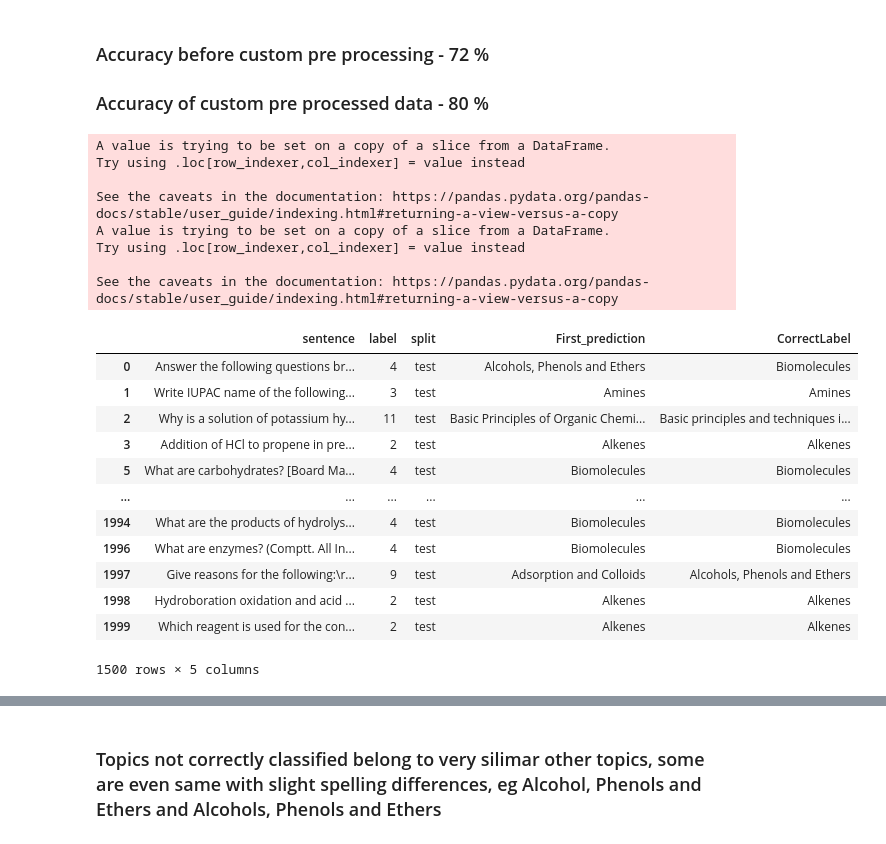
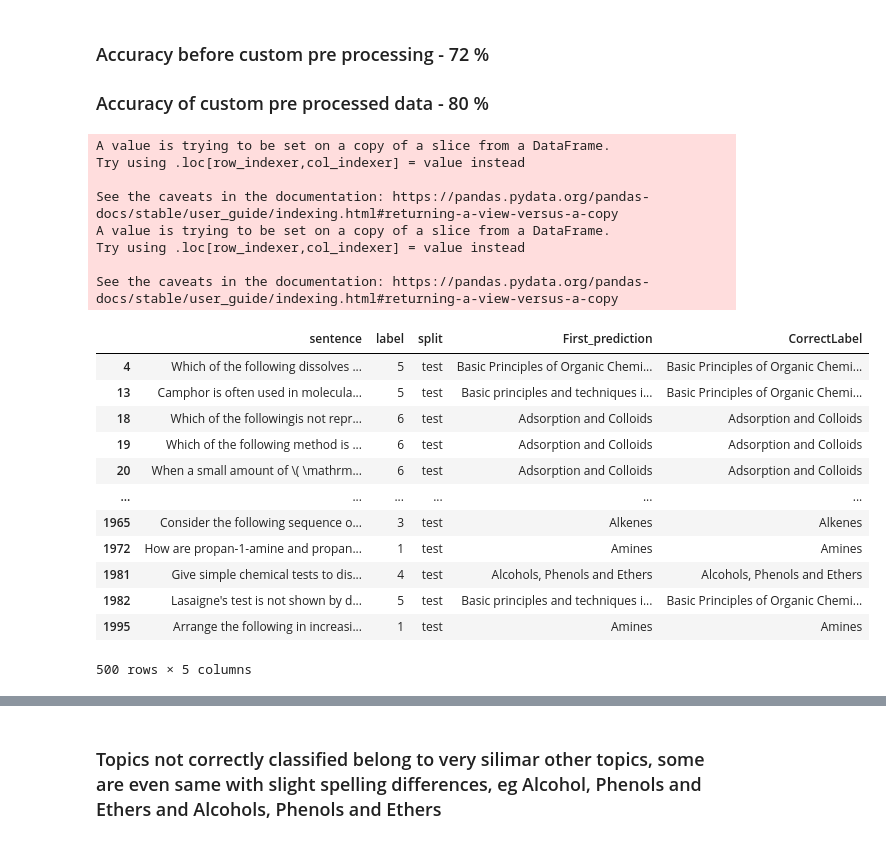
Before and after one commit to matrix101A/SpeedLabsNLP_project, a Jupyter notebook: calssification_project_final.ipynb, the cells around one changed output, grey strips where cells are left out. Drawn from its saved outputs; the diff is of its cells as text; code cells hidden in the pictures.

```diff
--- a/calssification_project_final.ipynb
+++ b/calssification_project_final.ipynb
@@ -531,0 +623,4 @@ def two_layer_NN_model(no_label = 10, max_len = 100 ):
+# %%
+vocab_size = 5000
+model = define_model_cnn(len_max = 140)
+model.summary()
@@ -1401,7 +1361,7 @@ chm_data.rename(columns={'Q_LATEX':'Q_Latex'},inplace = True)
 # %% [markdown]
 ### Analysis for CHM data
 # %%
-example_data,trial_data = example_trial_split(chm_data)
+trial_data,example_data = example_trial_split(chm_data)
 # exploring the example_data
 print('Number of topics covered by example data',(example_data['TopicName'].unique()).shape[0])
 print('Number of Chapters covered by example data',(example_data['ChapterName'].unique()).shape[0])
@@ -1468,4 +1427,4 @@ length of train data is -  500
 # %%
-model_chm =  run_cnn_model(no_labels= no_labels, activation= 'tanh', kernel_size = 1,train_x=train_x ,test_x= test_x)
+model_chm_cnn =  run_cnn_model(no_labels= no_labels, activation= 'tanh', kernel_size = 1,train_x=train_x ,test_x= test_x, test_y = test_y)
 # %% [output]
 Epoch 1/60
@@ -1489,30 +1448,30 @@ Test Accuracy: 64.86666798591614
 ### Accuracy before custom pre processing - 72 %
 ### Accuracy of custom pre processed data - 80 %
 # %%
-predicted_df = make_pred(model_chm,test_x= test_x, corpus= corpus)
+predicted_df = make_pred(model_chm_cnn,test_x= test_x, corpus= corpus)
 predicted_df
 # %% [output]
 A value is trying to be set on a copy of a slice from a DataFrame.
 Try using .loc[row_indexer,col_indexer] = value instead
 
 See the caveats in the documentation: https://pandas.pydata.org/pandas-docs/stable/user_guide/indexing.html#returning-a-view-versus-a-copy
 A value is trying to be set on a copy of a slice from a DataFrame.
 Try using .loc[row_indexer,col_indexer] = value instead
 
 See the caveats in the documentation: https://pandas.pydata.org/pandas-docs/stable/user_guide/indexing.html#returning-a-view-versus-a-copy
 |  | sentence | label | split | First_prediction | CorrectLabel |
-| 0 | Answer the following questions br... | 4 | test | Alcohols, Phenols and Ethers | Biomolecules |
-| 1 | Write IUPAC name of the following... | 3 | test | Amines | Amines |
-| 2 | Why is a solution of potassium hy... | 11 | test | Basic Principles of Organic Chemi... | Basic principles and techniques i... |
-| 3 | Addition of HCl to propene in pre... | 2 | test | Alkenes | Alkenes |
-| 5 | What are carbohydrates? [Board Ma... | 4 | test | Biomolecules | Biomolecules |
+| 4 | Which of the following dissolves ... | 5 | test | Basic Principles of Organic Chemi... | Basic Principles of Organic Chemi... |
+| 13 | Camphor is often used in molecula... | 5 | test | Basic principles and techniques i... | Basic Principles of Organic Chemi... |
+| 18 | Which of the followingis not repr... | 6 | test | Adsorption and Colloids | Adsorption and Colloids |
+| 19 | Which of the following method is ... | 6 | test | Adsorption and Colloids | Adsorption and Colloids |
+| 20 | When a small amount of \( \mathrm... | 6 | test | Adsorption and Colloids | Adsorption and Colloids |
 | ... | ... | ... | ... | ... | ... |
-| 1994 | What are the products of hydrolys... | 4 | test | Biomolecules | Biomolecules |
-| 1996 | What are enzymes? (Comptt. All In... | 4 | test | Biomolecules | Biomolecules |
-| 1997 | Give reasons for the following:\r... | 9 | test | Adsorption and Colloids | Alcohols, Phenols and Ethers |
-| 1998 | Hydroboration oxidation and acid ... | 2 | test | Alkenes | Alkenes |
-| 1999 | Which reagent is used for the con... | 2 | test | Alkenes | Alkenes |
+| 1965 | Consider the following sequence o... | 3 | test | Alkenes | Alkenes |
+| 1972 | How are propan-1-amine and propan... | 1 | test | Amines | Amines |
+| 1981 | Give simple chemical tests to dis... | 4 | test | Alcohols, Phenols and Ethers | Alcohols, Phenols and Ethers |
+| 1982 | Lasaigne's test is not shown by d... | 5 | test | Basic principles and techniques i... | Basic Principles of Organic Chemi... |
+| 1995 | Arrange the following in increasi... | 1 | test | Amines | Amines |
-1500 rows × 5 columns
+500 rows × 5 columns
 # %%
 predicted_df[predicted_df['First_prediction'] != predicted_df['CorrectLabel']]
 # %% [output]
```
Also changed, not shown: parts of 100 cells of this notebook, 2 other files.
